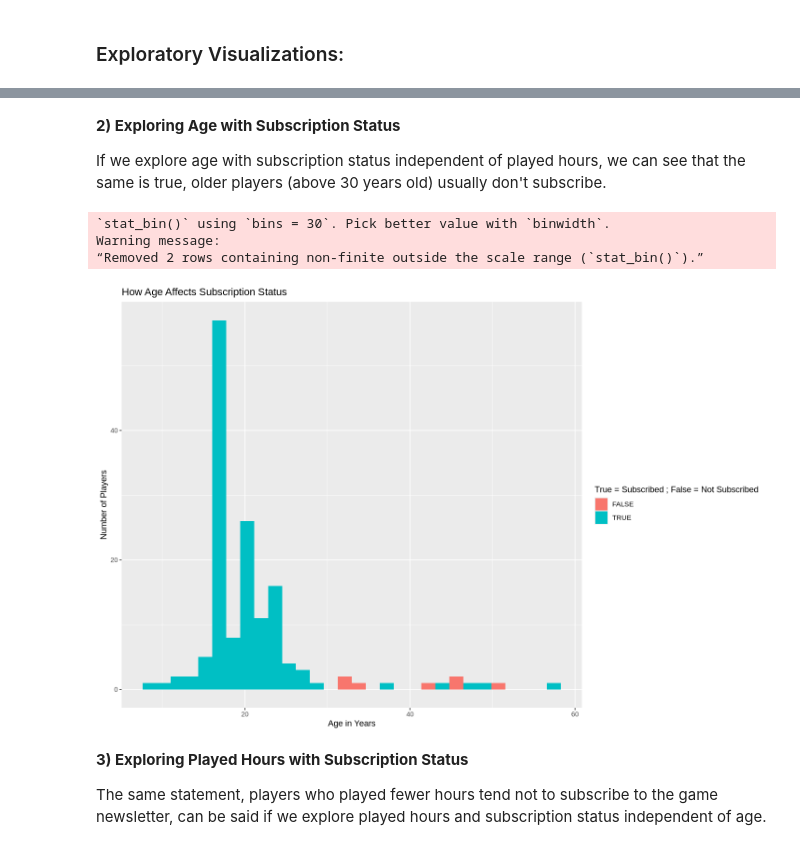
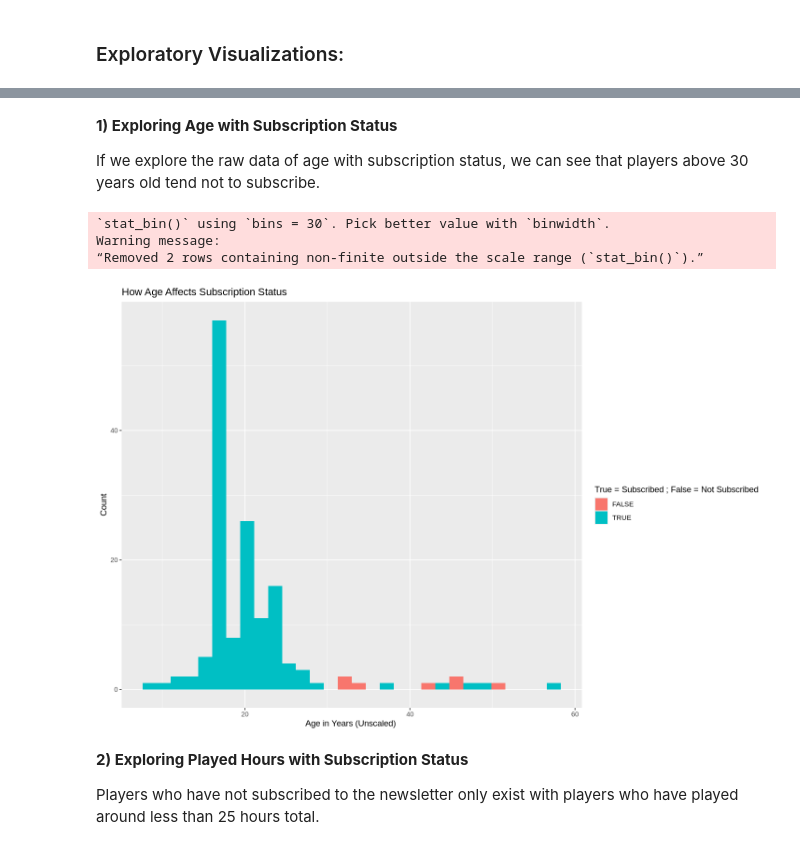
Before and after one commit to charlizechan/dsci100_project, a Jupyter notebook: dsci100_indv.ipynb, the cells around one changed output, grey strips where cells are left out. Drawn from its saved outputs; the diff is of its cells as text; code cells hidden in the pictures.

```diff
--- a/dsci100_indv.ipynb
+++ b/dsci100_indv.ipynb
@@ -386,26 +479,26 @@ Warning message:
-# %% [markdown]
-**2) Exploring Age with Subscription Status**
-
-If we explore age with subscription status independent of played hours, we can see that the same is true, older players (above 30 years old) usually don't subscribe.
+# %% [markdown]
+**1) Exploring Age with Subscription Status**
+
+If we explore the raw data of age with subscription status, we can see that players above 30 years old tend not to subscribe.
 # %%
 options(repr.plot.width = 12, repr.plot.height = 8)
 
-age_vs_subscribe <- players_data |>
+age_vs_subscribe <- players_data|>
 ggplot( aes(x= Age, fill = subscribe) ) +
 geom_histogram(position = "identity")+
-labs(x= "Age in Years", y = "Number of Players", fill = "True = Subscribed ; False = Not Subscribed") +
+labs(x= "Age in Years (Unscaled) ", y = "Count", fill = "True = Subscribed ; False = Not Subscribed") +
 ggtitle("How Age Affects Subscription Status")
 
 age_vs_subscribe
 # %% [output]
 `stat_bin()` using `bins = 30`. Pick better value with `binwidth`.
 Warning message:
 “Removed 2 rows containing non-finite outside the scale range (`stat_bin()`).”
-[figure, old version]
+[figure, new version]
 # %% [markdown]
-**3) Exploring Played Hours with Subscription Status**
+**2) Exploring Played Hours with Subscription Status**
 
-The same statement, players who played fewer hours tend not to subscribe to the game newsletter, can be said if we explore played hours and subscription status independent of age.
+Players who have not subscribed to the newsletter only exist with players who have played around less than 25 hours total.
 # %%
 options(repr.plot.width = 12, repr.plot.height = 8)
 
```
Also changed, not shown: parts of 41 cells of this notebook.
